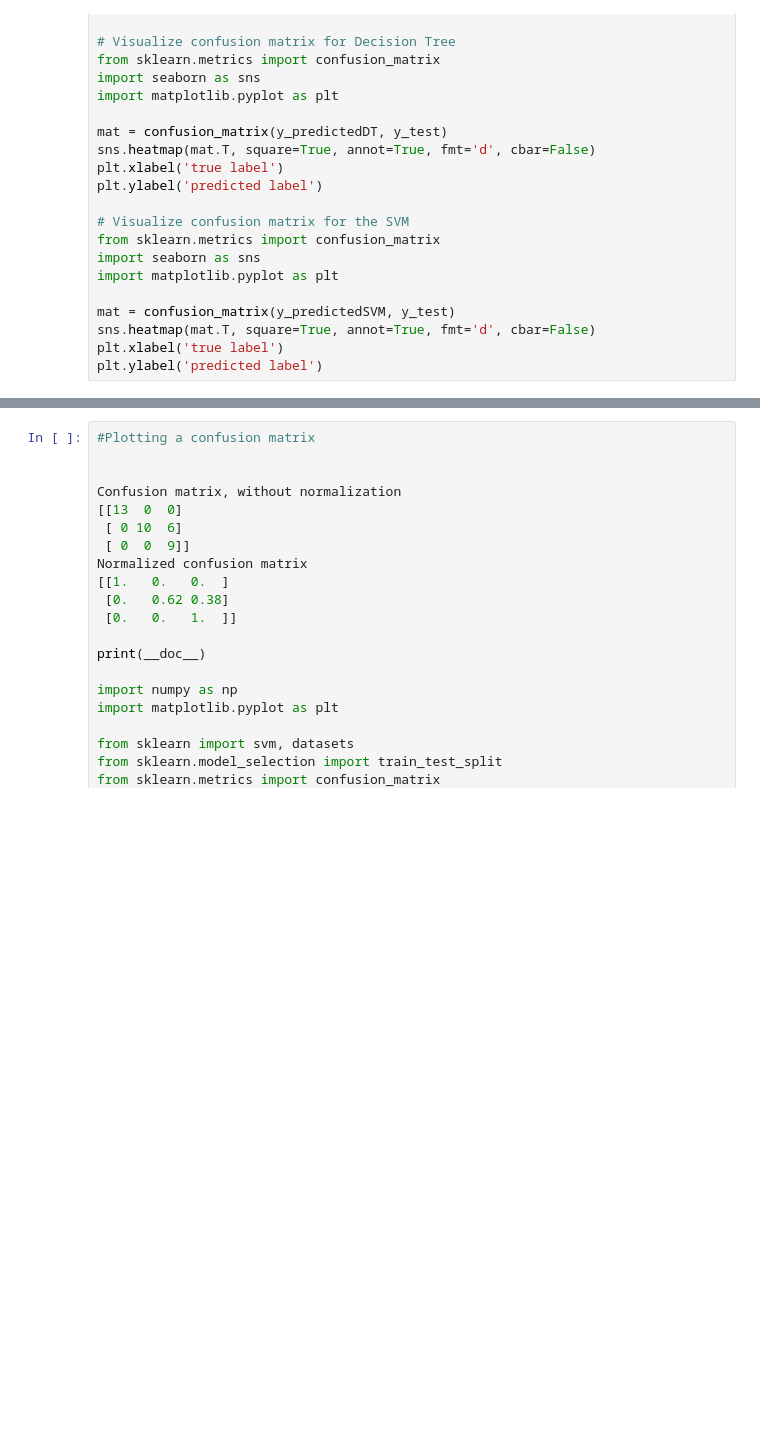
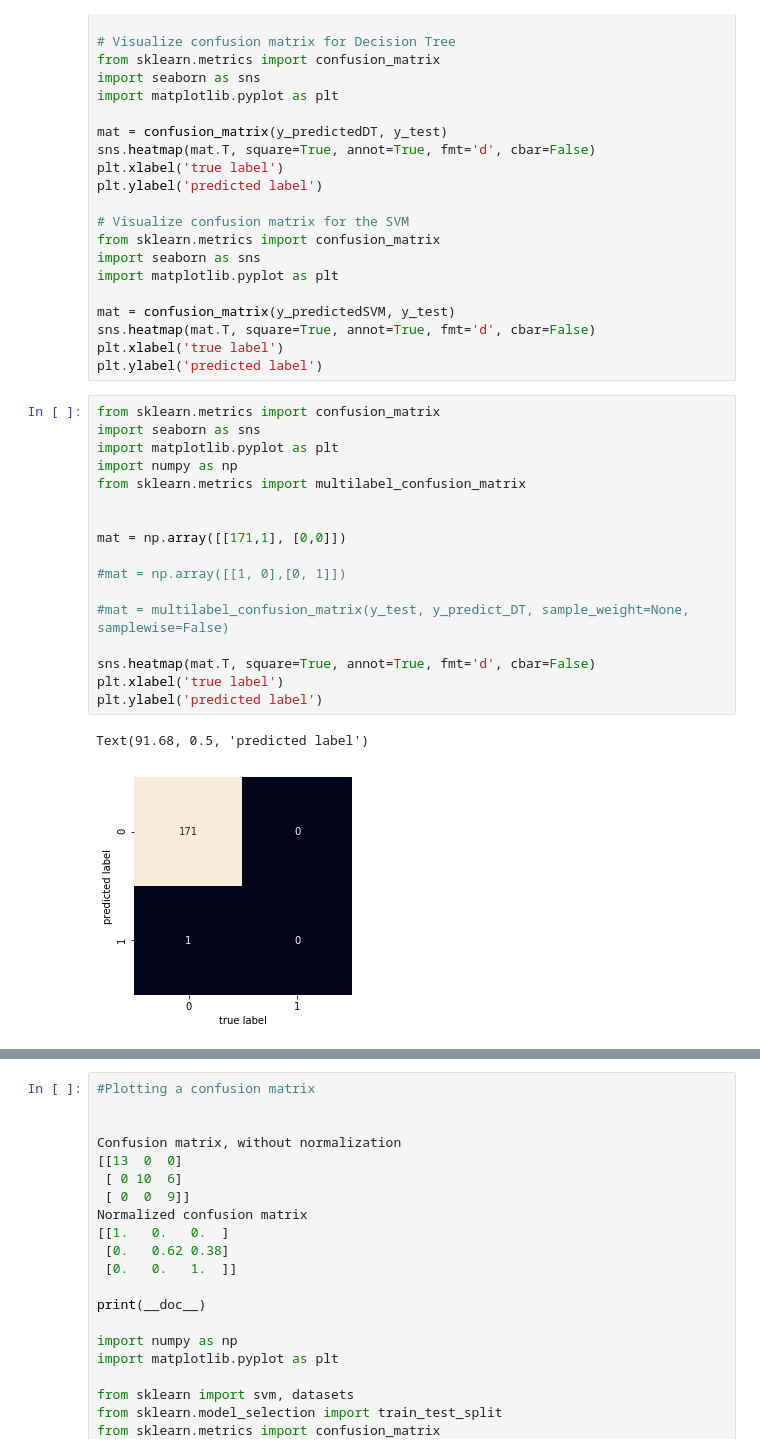
Before and after one commit to ppseguel/jobskillmatching, a Jupyter notebook: industry_script.ipynb, the cells around one changed output, grey strips where cells are left out. Drawn from its saved outputs; the diff is of its cells as text; blank space fills up the shorter version.

```diff
--- a/industry_script.ipynb
+++ b/industry_script.ipynb
@@ -419,6 +381,26 @@ mat = confusion_matrix(y_predictedSVM, y_test)
 sns.heatmap(mat.T, square=True, annot=True, fmt='d', cbar=False)
 plt.xlabel('true label')
 plt.ylabel('predicted label')
+# %%
+from sklearn.metrics import confusion_matrix
+import seaborn as sns
+import matplotlib.pyplot as plt
+import numpy as np
+from sklearn.metrics import multilabel_confusion_matrix
+
+
+mat = np.array([[171,1], [0,0]])
+
+#mat = np.array([[1, 0],[0, 1]])
+
+#mat = multilabel_confusion_matrix(y_test, y_predict_DT, sample_weight=None, samplewise=False)
+
+sns.heatmap(mat.T, square=True, annot=True, fmt='d', cbar=False)
+plt.xlabel('true label')
+plt.ylabel('predicted label')
+# %% [output]
+Text(91.68, 0.5, 'predicted label')
+[figure, added]
 # %%
 #MULTILABEL CONFUSION MATRIX
 import numpy as np
```
Also changed, not shown: parts of 27 cells of this notebook.
